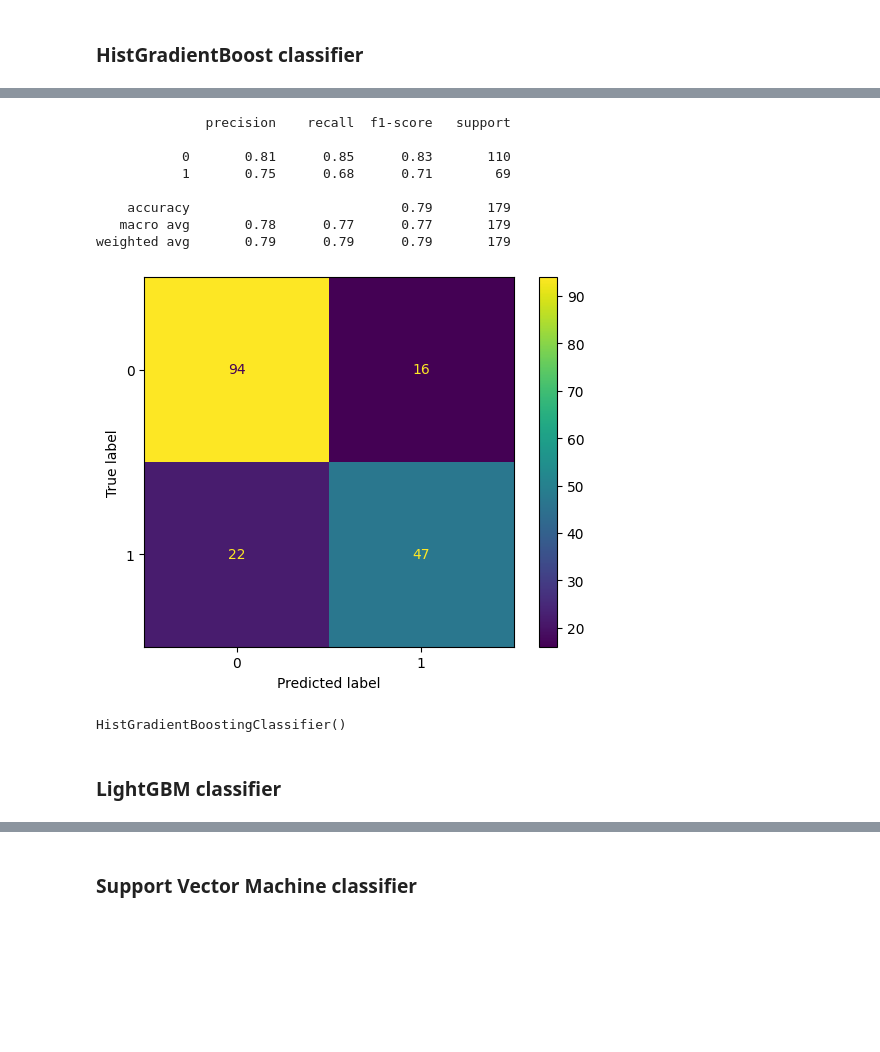
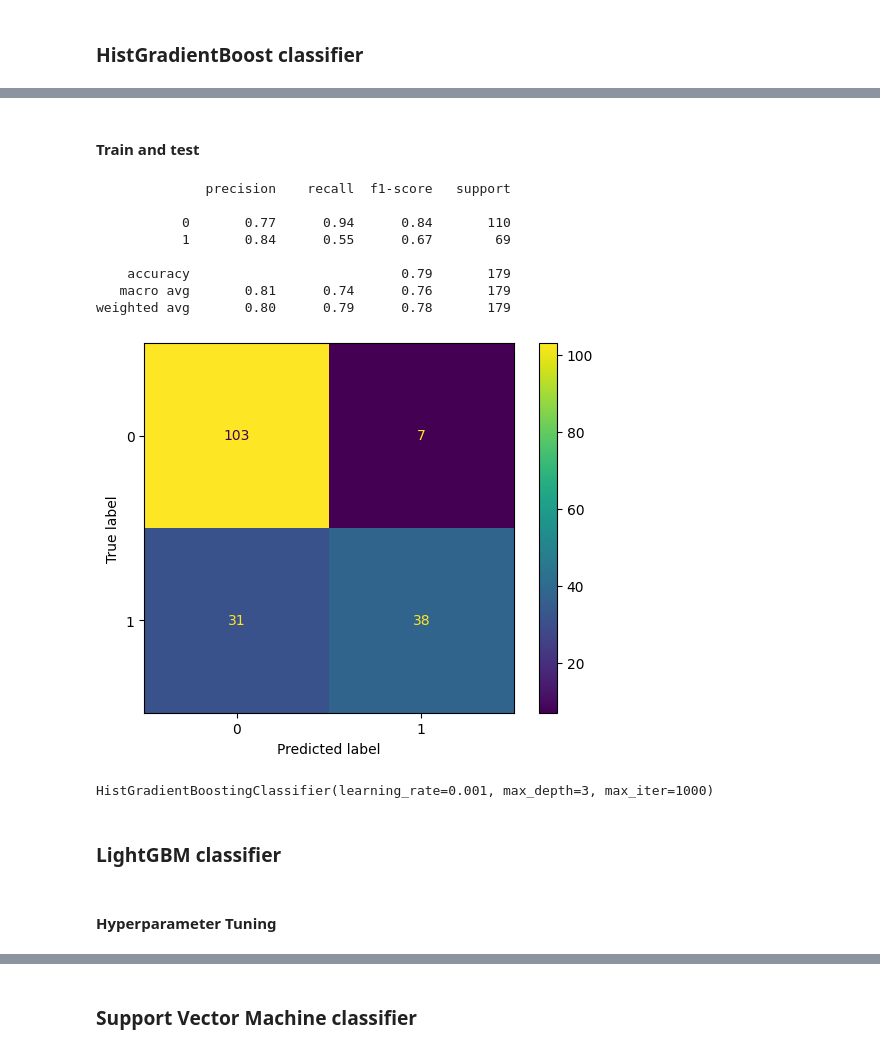
Before and after one commit to babakmahmoudian/data_science_snippets, a Jupyter notebook: sklearn-ml.ipynb, the cells around one changed output, grey strips where cells are left out. Saved outputs shown, nothing was run; the diff lists cells and outputs as text; code cells hidden in the pictures; blank space fills up the shorter version.

Commit message:
added paramether tuning

```diff
--- a/sklearn-ml.ipynb
+++ b/sklearn-ml.ipynb
@@ -88,7 +87,9 @@ def drawROC(model, X_test, y_test):
 # %% [markdown]
 ### Executing a given algorithm
 # %%
-def execute_ml(model, X_train, y_train, X_test, y_test):
+import sklearn.metrics as metrics
+
+def execute_ml(model):
     model.fit(X_train,y_train)
     pred = model.predict(X_test)
 
@@ -366,18 +522,25 @@ XGBClassifier(base_score=0.5, booster='gbtree', callbacks=None,
+# %% [markdown]
+#### Train and test
 # %%
 from sklearn.ensemble import HistGradientBoostingClassifier
 
-execute_ml(HistGradientBoostingClassifier(),
-           X_train, y_train, X_test, y_test)
+execute_ml(
+    HistGradientBoostingClassifier(
+        **{'learning_rate': 0.001, 'max_depth': 3, 'max_iter': 1000}
+    )
+)
 # %% [output]
               precision    recall  f1-score   support
 
-           0       0.81      0.85      0.83       110
-           1       0.75      0.68      0.71        69
+           0       0.77      0.94      0.84       110
+           1       0.84      0.55      0.67        69
 
     accuracy                           0.79       179
-   macro avg       0.78      0.77      0.77       179
-weighted avg       0.79      0.79      0.79       179
+   macro avg       0.81      0.74      0.76       179
+weighted avg       0.80      0.79      0.78       179
-[figure, old version]
+[figure, new version]
-HistGradientBoostingClassifier()
+HistGradientBoostingClassifier(learning_rate=0.001, max_depth=3, max_iter=1000)
 # %% [markdown]
 ### LightGBM classifier
+# %% [markdown]
+#### Hyperparameter Tuning
```
Also changed, not shown: parts of 50 cells of this notebook, 1 other file.
